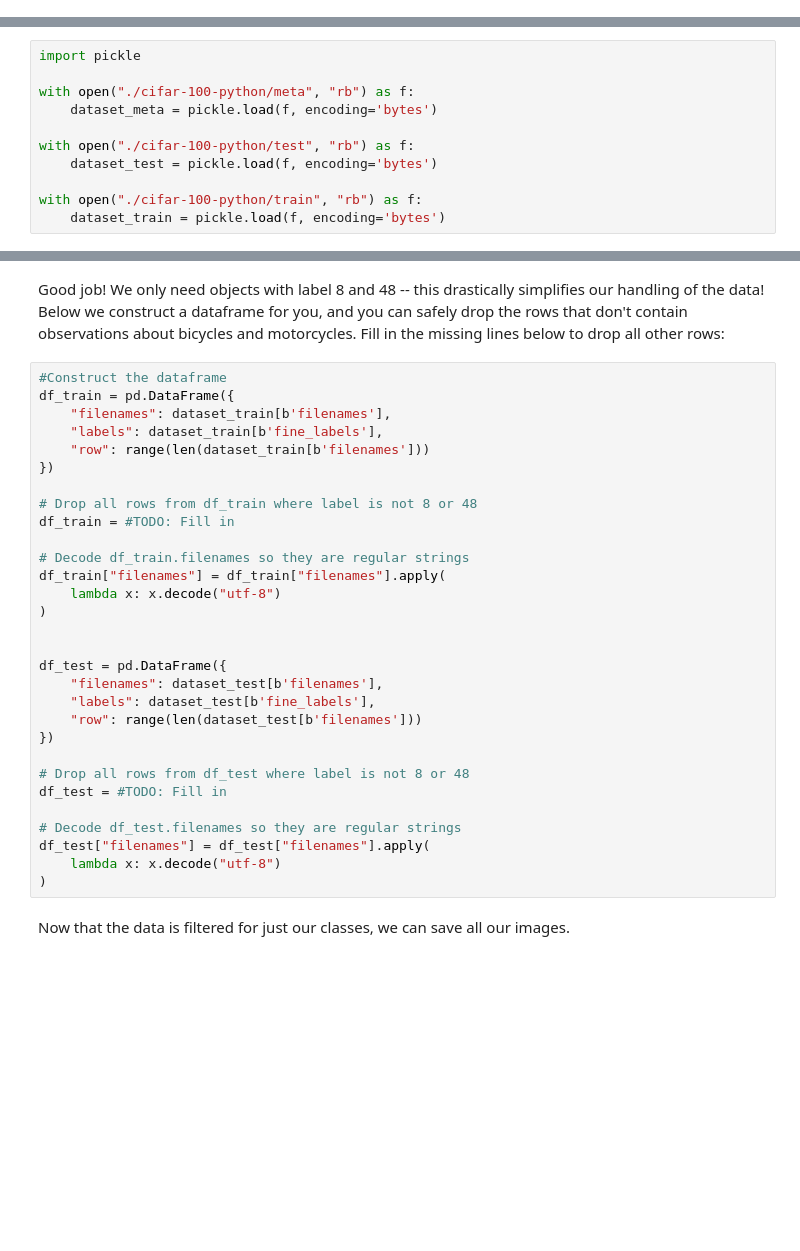
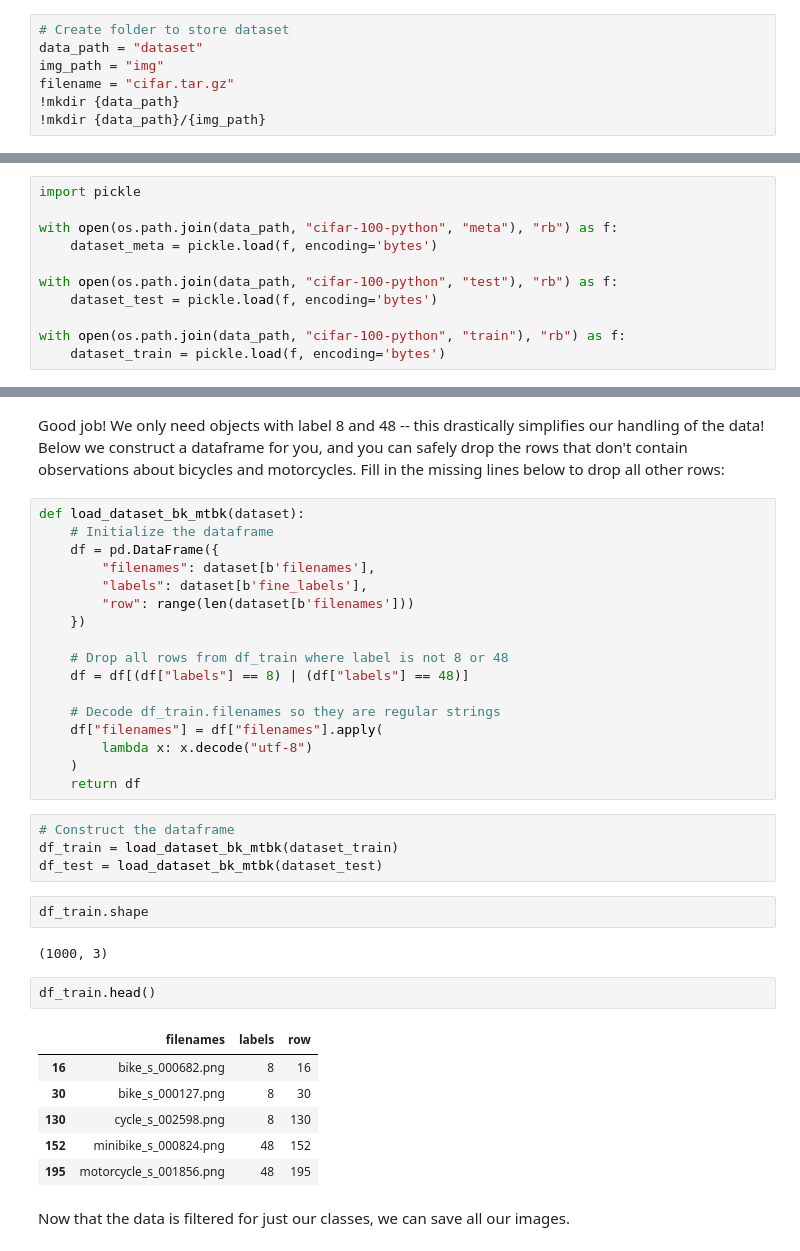
Before and after one commit to khangtictoc/Predict-Bike-Sharing-Demand-with-AutoGluon, a Jupyter notebook: Project02/starter.ipynb, the cells around one changed output, grey strips where cells are left out. Drawn from its saved outputs; the diff is of its cells as text; blank space fills up the shorter version.

Commit message:
[Project02] Load Data in progressing

```diff
--- a/Project02/starter.ipynb
+++ b/Project02/starter.ipynb
@@ -41,3 +41,10 @@ def extract_cifar_data(url, filename="cifar.tar.gz"):
     return
 # %% [markdown]
 Let's test it out! Run the following cell and check whether a new file `cifar.tar.gz` is created in the file explorer.
+# %%
+# Create folder to store dataset
+data_path = "dataset"
+img_path = "img"
+filename = "cifar.tar.gz"
+!mkdir {data_path}
+!mkdir {data_path}/{img_path}
@@ -58,13 +68,13 @@ A new folder `cifar-100-python` should be created, containing `meta`, `test`, an
 # %%
 import pickle
 
-with open("./cifar-100-python/meta", "rb") as f:
+with open(os.path.join(data_path, "cifar-100-python", "meta"), "rb") as f:
     dataset_meta = pickle.load(f, encoding='bytes')
 
-with open("./cifar-100-python/test", "rb") as f:
+with open(os.path.join(data_path, "cifar-100-python", "test"), "rb") as f:
     dataset_test = pickle.load(f, encoding='bytes')
 
-with open("./cifar-100-python/train", "rb") as f:
+with open(os.path.join(data_path, "cifar-100-python", "train"), "rb") as f:
     dataset_train = pickle.load(f, encoding='bytes')
 # %%
 # Feel free to explore the datasets
@@ -136,35 +198,39 @@ import pandas as pd
 # %% [markdown]
 Good job! We only need objects with label 8 and 48 -- this drastically simplifies our handling of the data! Below we construct a dataframe for you, and you can safely drop the rows that don't contain observations about bicycles and motorcycles. Fill in the missing lines below to drop all other rows:
 # %%
-#Construct the dataframe
-df_train = pd.DataFrame({
-    "filenames": dataset_train[b'filenames'],
-    "labels": dataset_train[b'fine_labels'],
-    "row": range(len(dataset_train[b'filenames']))
-})
+def load_dataset_bk_mtbk(dataset):
+    # Initialize the dataframe
+    df = pd.DataFrame({
+        "filenames": dataset[b'filenames'],
+        "labels": dataset[b'fine_labels'],
+        "row": range(len(dataset[b'filenames']))
+    })
 
-# Drop all rows from df_train where label is not 8 or 48
-df_train = #TODO: Fill in
+    # Drop all rows from df_train where label is not 8 or 48
+    df = df[(df["labels"] == 8) | (df["labels"] == 48)]
 
-# Decode df_train.filenames so they are regular strings
-df_train["filenames"] = df_train["filenames"].apply(
-    lambda x: x.decode("utf-8")
-)
-
-
-df_test = pd.DataFrame({
-    "filenames": dataset_test[b'filenames'],
-    "labels": dataset_test[b'fine_labels'],
-    "row": range(len(dataset_test[b'filenames']))
-})
-
-# Drop all rows from df_test where label is not 8 or 48
-df_test = #TODO: Fill in
-
-# Decode df_test.filenames so they are regular strings
-df_test["filenames"] = df_test["filenames"].apply(
-    lambda x: x.decode("utf-8")
-)
+    # Decode df_train.filenames so they are regular strings
+    df["filenames"] = df["filenames"].apply(
+        lambda x: x.decode("utf-8")
+    )
+    return df
+# %%
+# Construct the dataframe
+df_train = load_dataset_bk_mtbk(dataset_train)
+df_test = load_dataset_bk_mtbk(dataset_test)
+# %%
+df_train.shape
+# %% [output]
+(1000, 3)
+# %%
+df_train.head()
+# %% [output]
+|  | filenames | labels | row |
+| 16 | bike_s_000682.png | 8 | 16 |
+| 30 | bike_s_000127.png | 8 | 30 |
+| 130 | cycle_s_002598.png | 8 | 130 |
+| 152 | minibike_s_000824.png | 48 | 152 |
+| 195 | motorcycle_s_001856.png | 48 | 195 |
 # %% [markdown]
 Now that the data is filtered for just our classes, we can save all our images.
 # %%
```
Also changed, not shown: parts of 18 cells of this notebook.
